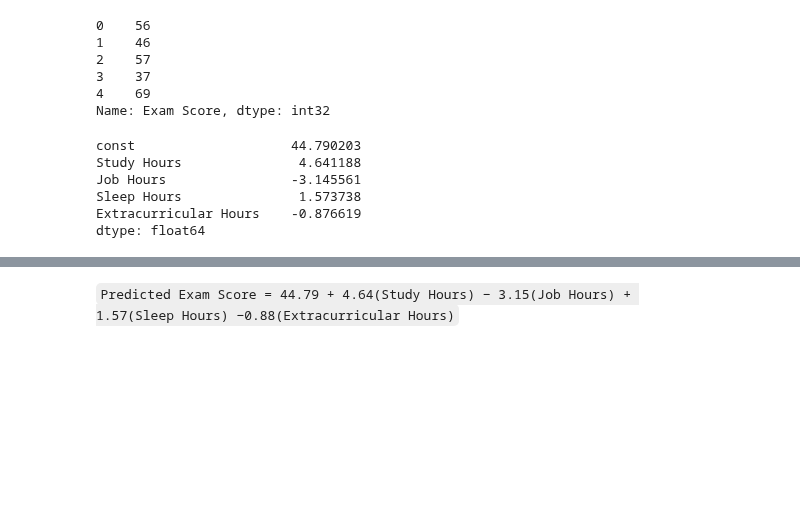
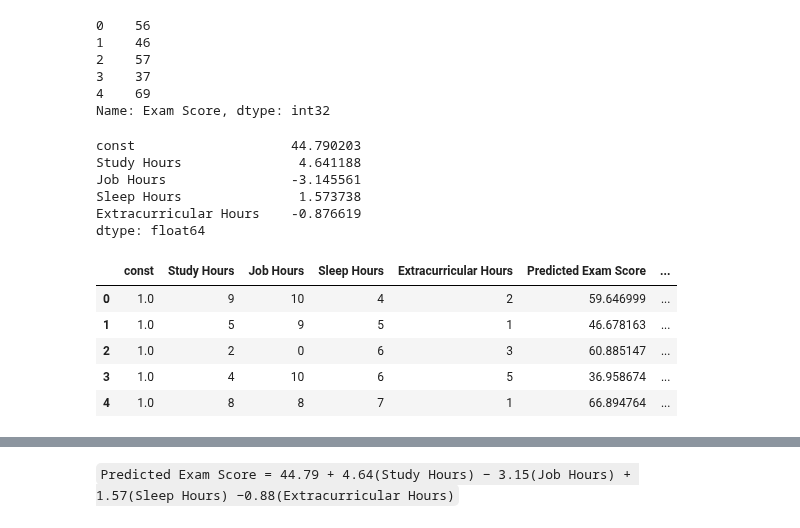
Before and after one commit to bissakaAI/DataAndData_analysis, a Jupyter notebook: Task_folder/pandas/probability/corelation_interpretation.ipynb, the cells around one changed output, grey strips where cells are left out. Saved outputs shown, nothing was run; the diff lists cells and outputs as text; code cells hidden in the pictures; blank space fills up the shorter version.

```diff
--- a/Task_folder/pandas/probability/corelation_interpretation.ipynb
+++ b/Task_folder/pandas/probability/corelation_interpretation.ipynb
@@ -422,0 +425,9 @@ dtype: float64
+# %%
+X.head()
+# %% [output]
+|  | const | Study Hours | Job Hours | Sleep Hours | Extracurricular Hours | Predicted Exam Score | ... |
+| 0 | 1.0 | 9 | 10 | 4 | 2 | 59.646999 | ... |
+| 1 | 1.0 | 5 | 9 | 5 | 1 | 46.678163 | ... |
+| 2 | 1.0 | 2 | 0 | 6 | 3 | 60.885147 | ... |
+| 3 | 1.0 | 4 | 10 | 6 | 5 | 36.958674 | ... |
+| 4 | 1.0 | 8 | 8 | 7 | 1 | 66.894764 | ... |
```
Also changed, not shown: parts of 4 cells of this notebook, 2 other files.
